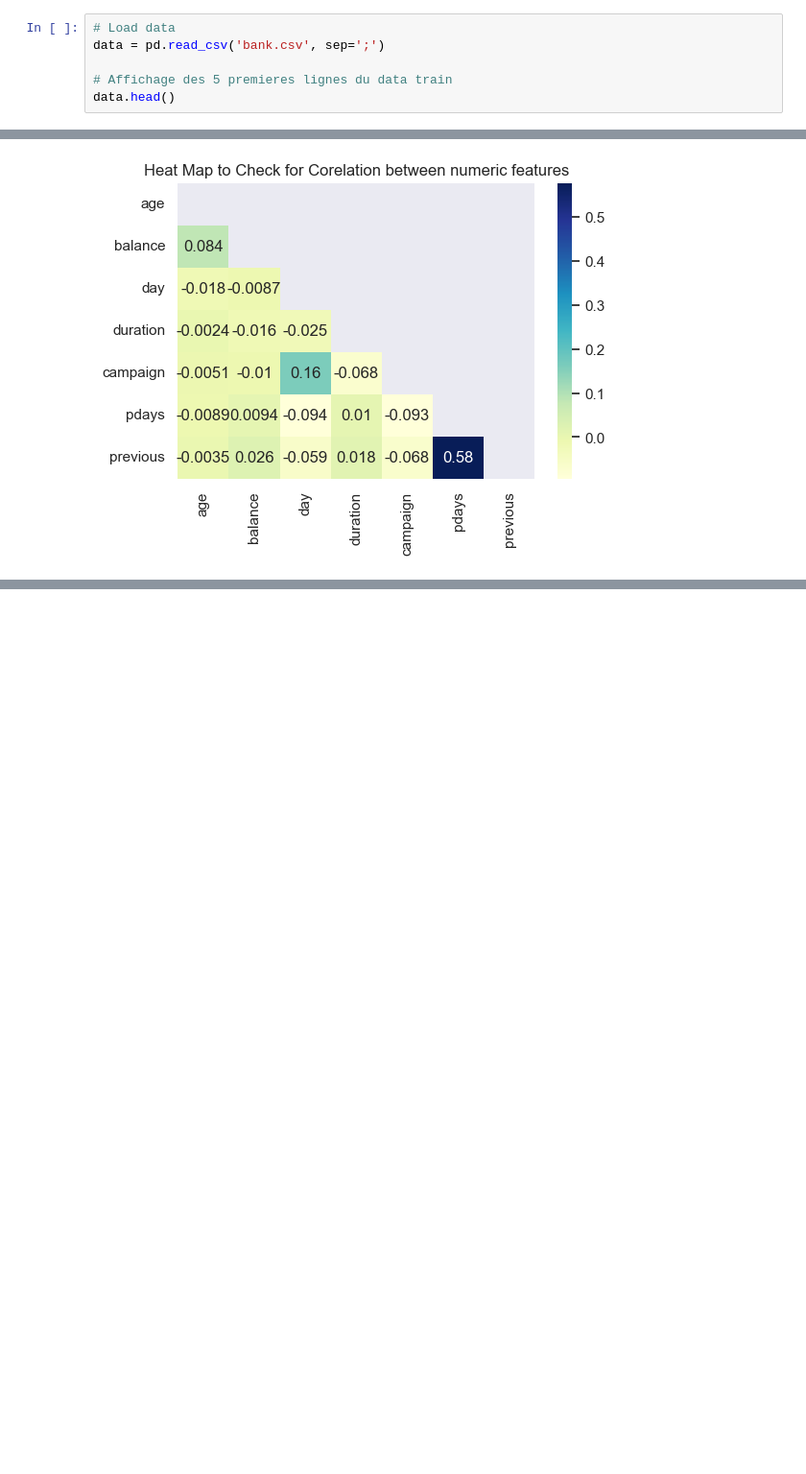
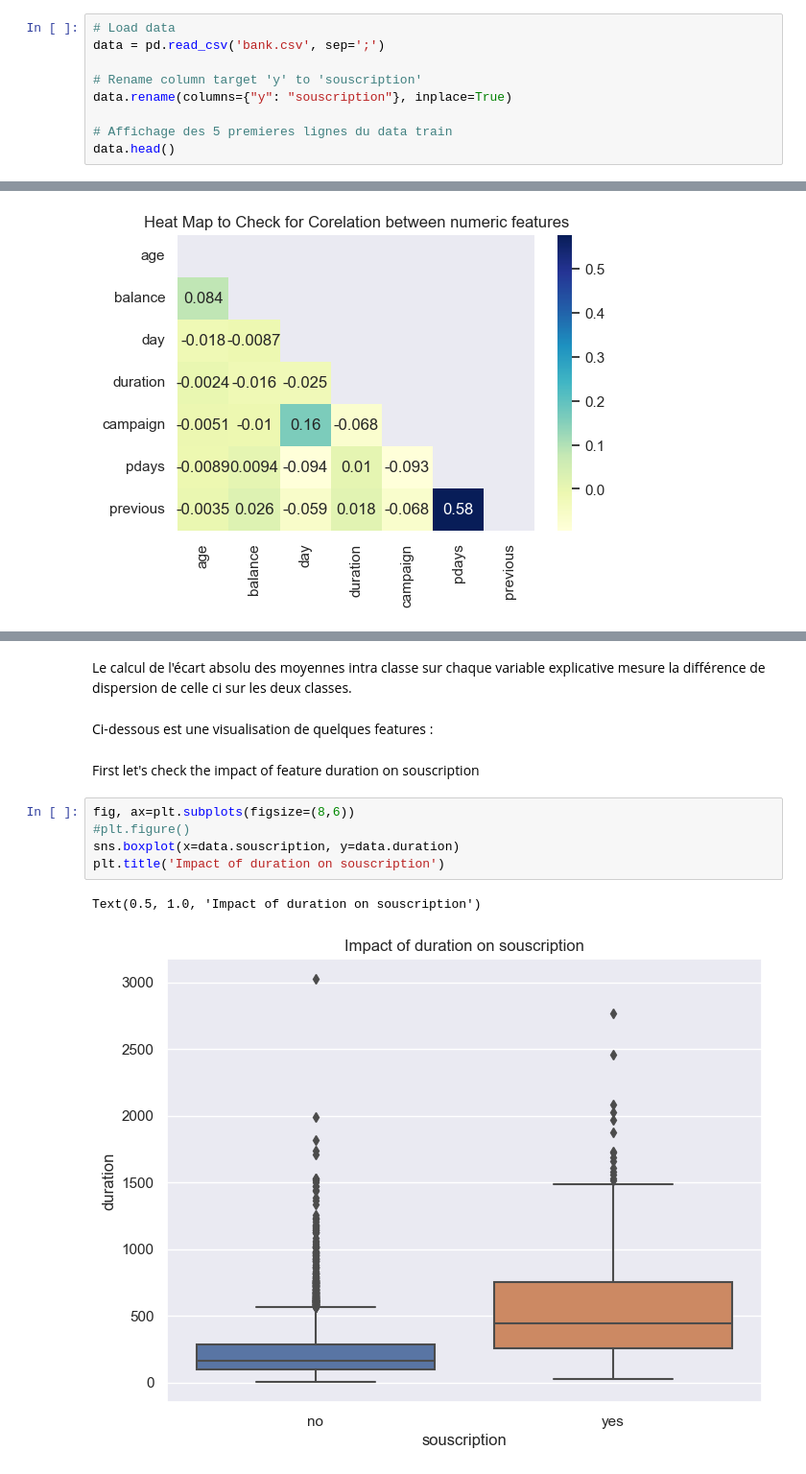
Before and after one commit to Abou29/RandomForest_DecisionTree_AdaBoost_XGBoost_Prediction-souscription, a Jupyter notebook: bank_souscription.ipynb, the cells around one changed output, grey strips where cells are left out. Shown at 96% size. Cells and saved outputs as stored; diff of their text form; blank space fills up the shorter version.

Commit message:
bank souscription prediction

```diff
--- a/bank_souscription.ipynb
+++ b/bank_souscription.ipynb
@@ -93,6 +93,9 @@ warnings.filterwarnings('ignore')
 # Load data
 data = pd.read_csv('bank.csv', sep=';')
 
+# Rename column target 'y' to 'souscription'
+data.rename(columns={"y": "souscription"}, inplace=True)
+
 # Affichage des 5 premieres lignes du data train
 data.head()
 # %% [output]
@@ -201,0 +272,14 @@ plt.title("Heat Map to Check for Corelation between numeric features");
+# %% [markdown]
+Le calcul de l'écart absolu des moyennes intra classe sur chaque variable explicative mesure la différence de dispersion de celle ci sur les deux classes.
+# %% [markdown]
+Ci-dessous est une visualisation de quelques features :
+# %% [markdown]
+First let's check the impact of feature duration on souscription
+# %%
+fig, ax=plt.subplots(figsize=(8,6))
+#plt.figure()
+sns.boxplot(x=data.souscription, y=data.duration)
+plt.title('Impact of duration on souscription')
+# %% [output]
+Text(0.5, 1.0, 'Impact of duration on souscription')
+[figure, added]
```
Also changed, not shown: parts of 27 cells of this notebook.
